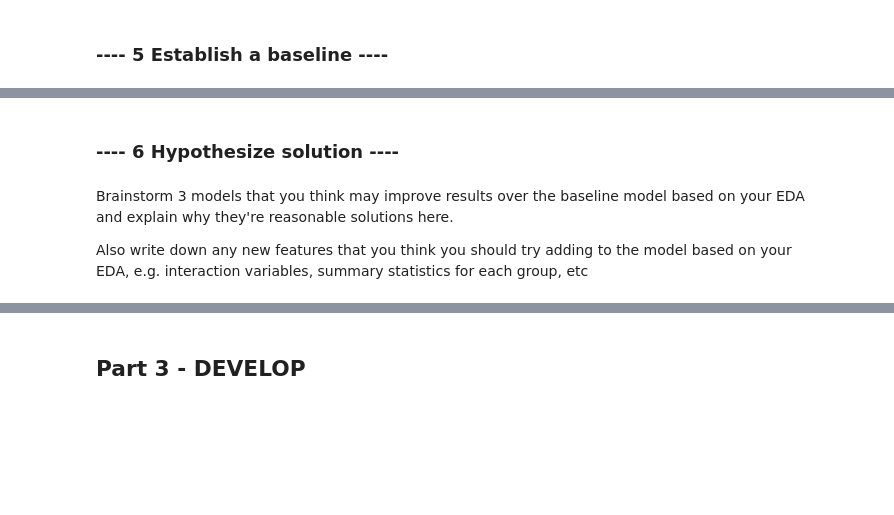
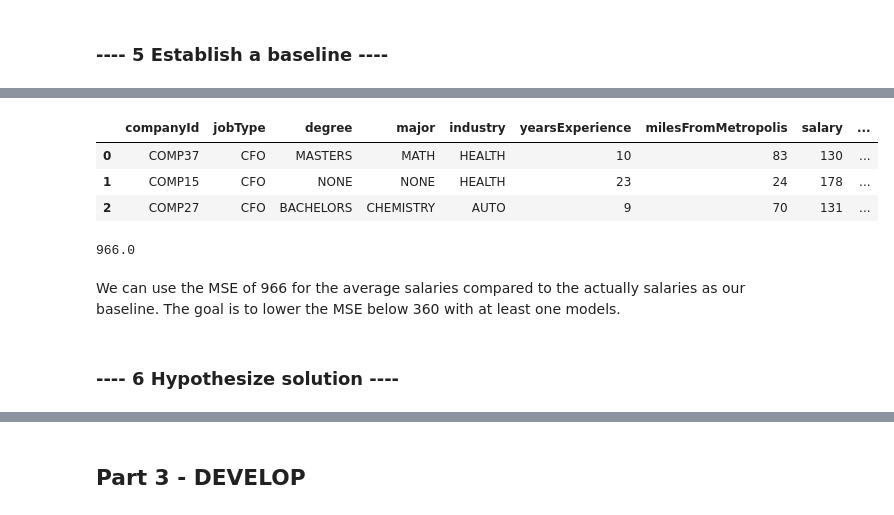
Before and after one commit to stevers28/salarypredictionportfolio, a Jupyter notebook: Salary_Prediction_Notebook.ipynb, the cells around one changed output, grey strips where cells are left out. Cells and saved outputs as stored; diff of their text form; code cells hidden in the pictures; blank space fills up the shorter version.

```diff
--- a/Salary_Prediction_Notebook.ipynb
+++ b/Salary_Prediction_Notebook.ipynb
@@ -278,3 +363,8 @@ train_salaries
 #create an extremely simple model and measure its efficacy
 #e.g. use "average salary" for each industry as your model and then measure MSE
 #during 5-fold cross-validation
+
+baseline_df = train_w_salary.groupby('jobType', as_index = False).mean().sort_values('salary').round(2)
+baseline_df.rename(columns = {'salary':'avg_salary'}, inplace = True)
+baseline_df = baseline_df[['jobType', 'avg_salary']]
+baseline_df
@@ -281,2 +381,18 @@ train_salaries
+# %%
+baseline_df = pd.merge(train_w_salary, baseline_df, on = 'jobType')
+baseline_df.head(3)
+# %% [output]
+|  | companyId | jobType | degree | major | industry | yearsExperience | milesFromMetropolis | salary | ... |
+| 0 | COMP37 | CFO | MASTERS | MATH | HEALTH | 10 | 83 | 130 | ... |
+| 1 | COMP15 | CFO | NONE | NONE | HEALTH | 23 | 24 | 178 | ... |
+| 2 | COMP27 | CFO | BACHELORS | CHEMISTRY | AUTO | 9 | 70 | 131 | ... |
+# %%
+from sklearn.metrics import mean_squared_error
+
+mean_squared_error(baseline_df['salary'], baseline_df['avg_salary']).round(0)
+# %% [output]
+966.0
+# %% [markdown]
+We can use the MSE of 966 for the average salaries compared to the actually salaries as our baseline. The goal is to lower the MSE below 360 with at least one models.
 # %% [markdown]
 ### ---- 6 Hypothesize solution ----
@@ -286,4 +398,0 @@ train_salaries
-# %% [markdown]
-Brainstorm 3 models that you think may improve results over the baseline model based on your EDA and explain why they're reasonable solutions here.
-
-Also write down any new features that you think you should try adding to the model based on your EDA, e.g. interaction variables, summary statistics for each group, etc
```
Also changed, not shown: parts of 21 cells of this notebook.
